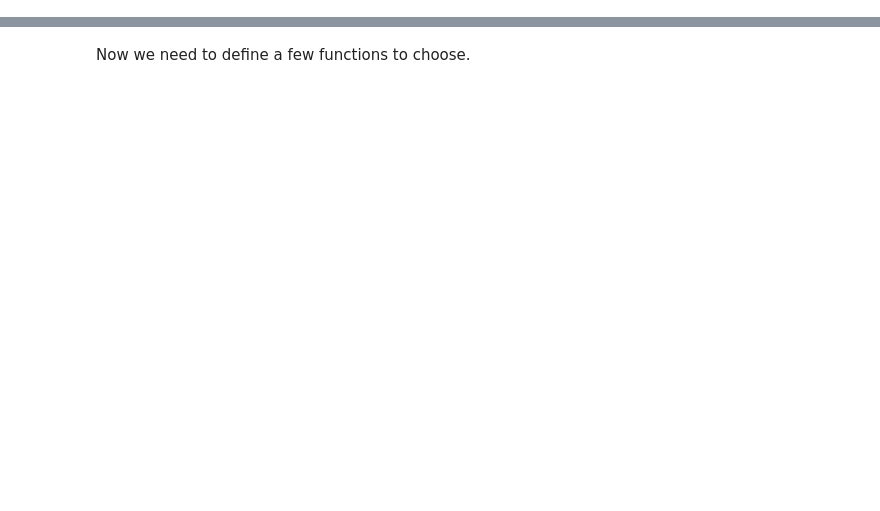
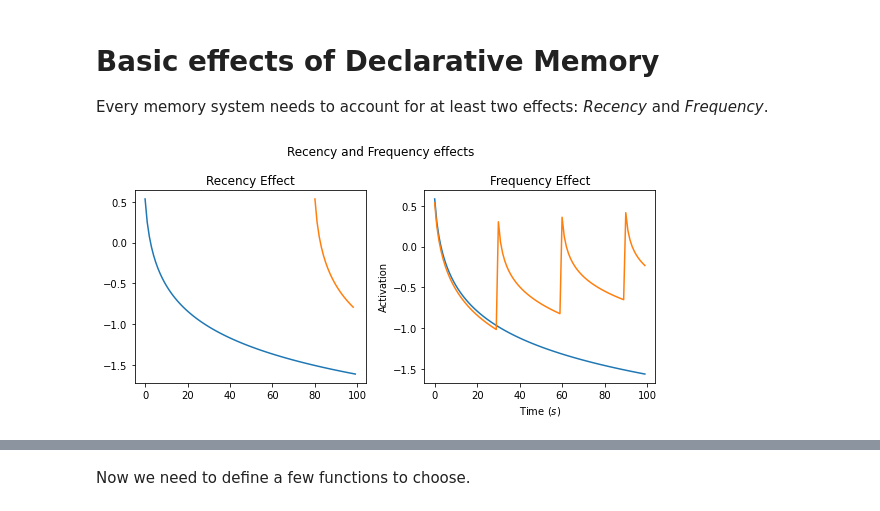
Before and after one commit to TheRealDrDre/CompCogNeuro, a Jupyter notebook: ACTR/declarative.ipynb, the cells around one changed output, grey strips where cells are left out. Saved outputs shown, nothing was run; the diff lists cells and outputs as text; code cells hidden in the pictures; blank space fills up the shorter version.

Commit message:
More declarative models

```diff
--- a/ACTR/declarative.ipynb
+++ b/ACTR/declarative.ipynb
@@ -20 +11,80 @@ True
+# %% [markdown]
+# Basic effects of Declarative Memory
+
+Every memory system needs to account for at least two effects: _Recency_ and _Frequency_.
+# %%
+fig, axs = plt.subplots(1, 2, figsize=(8, 4))
+
+memory = pau.Memory()
+fact = {"classname" : "PSYCH509", "instructor" : "Andrea Stocco"}
+memory.learn(**fact)
+curve1 = []
+for i in range(100):
+    if i % 100 == 0:
+        memory.retrieve(**fact)
+        memory.learn(advance = 1, **fact)
+        #print(memory.chunks[0])
+    else:
+        memory.advance(1)
+    curve1.append(memory.retrieve(**fact)._base_activation)
+
+axs[0].plot(curve1)
+
+memory = pau.Memory()
+fact = {"classname" : "PSYCH509", "instructor" : "Andrea Stocco"}
+#memory.learn(**fact)
+curve2 = []
+for i in range(100):
+    if i < 80:
+        curve2.append(None)
+        memory.advance(1)
+    elif i == 80:
+        memory.learn(**fact)
+        memory.learn(advance = 0.001, **fact)
+    else:
+        memory.advance(1)
+        curve2.append(memory.retrieve(**fact)._base_activation)
+
+axs[0].plot(curve2)
+axs[0].set_title("Recency Effect")
+
+## Frequency
+
+memory = pau.Memory()
+memory.learn(**fact)
+curve1 = []
+for i in range(100):
+    if i % 30 == 0:
+        memory.retrieve(**fact)
+        memory.learn(advance = 1, **fact)
+    else:
+        memory.advance(1)
+    curve1.append(memory.retrieve(**fact)._base_activation)
+
+
+memory = pau.Memory()
+memory.learn(**fact)
+curve2 = []
+for i in range(100):
+    if i % 20 ==0 and i < 20:
+        memory.retrieve(**fact)
+        memory.learn(advance = 1, **fact)
+    else:
+        memory.advance(1)
+    curve2.append(0.05 + memory.retrieve(**fact)._base_activation)
+
+axs[1].plot(curve2)
+axs[1].plot(curve1)
+
+axs[1].set_title("Frequency Effect")
+
+plt.suptitle("Recency and Frequency effects")
+plt.xlabel("Time ($s$)")
+plt.ylabel("Activation")
+plt.tight_layout()
+plt.savefig("figures/recency_frequency.png")
+plt.show()
+#plt.grid()
+# %% [output]
+[figure, added]
 # %% [markdown]
```
Also changed, not shown: parts of 19 cells of this notebook, 2 other files.
